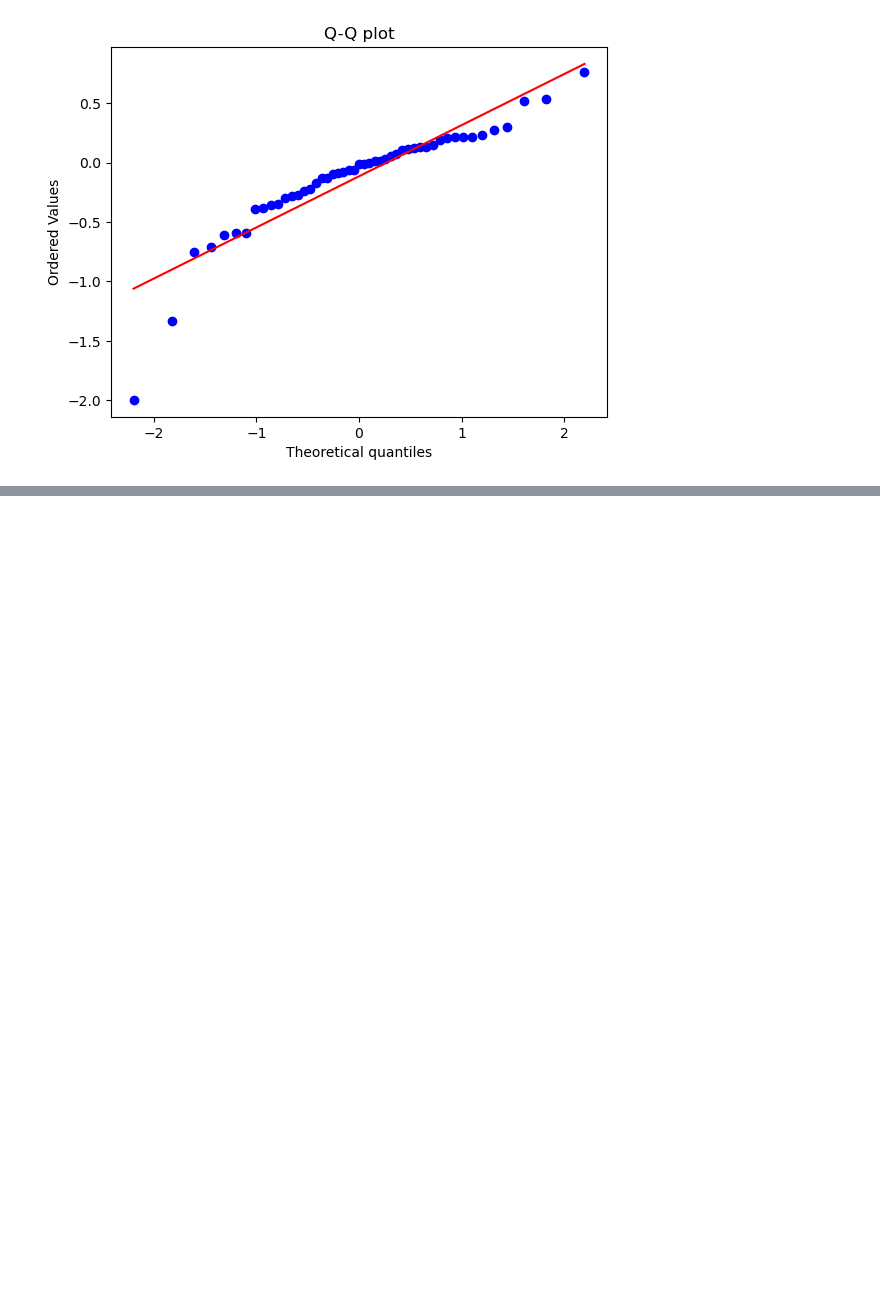
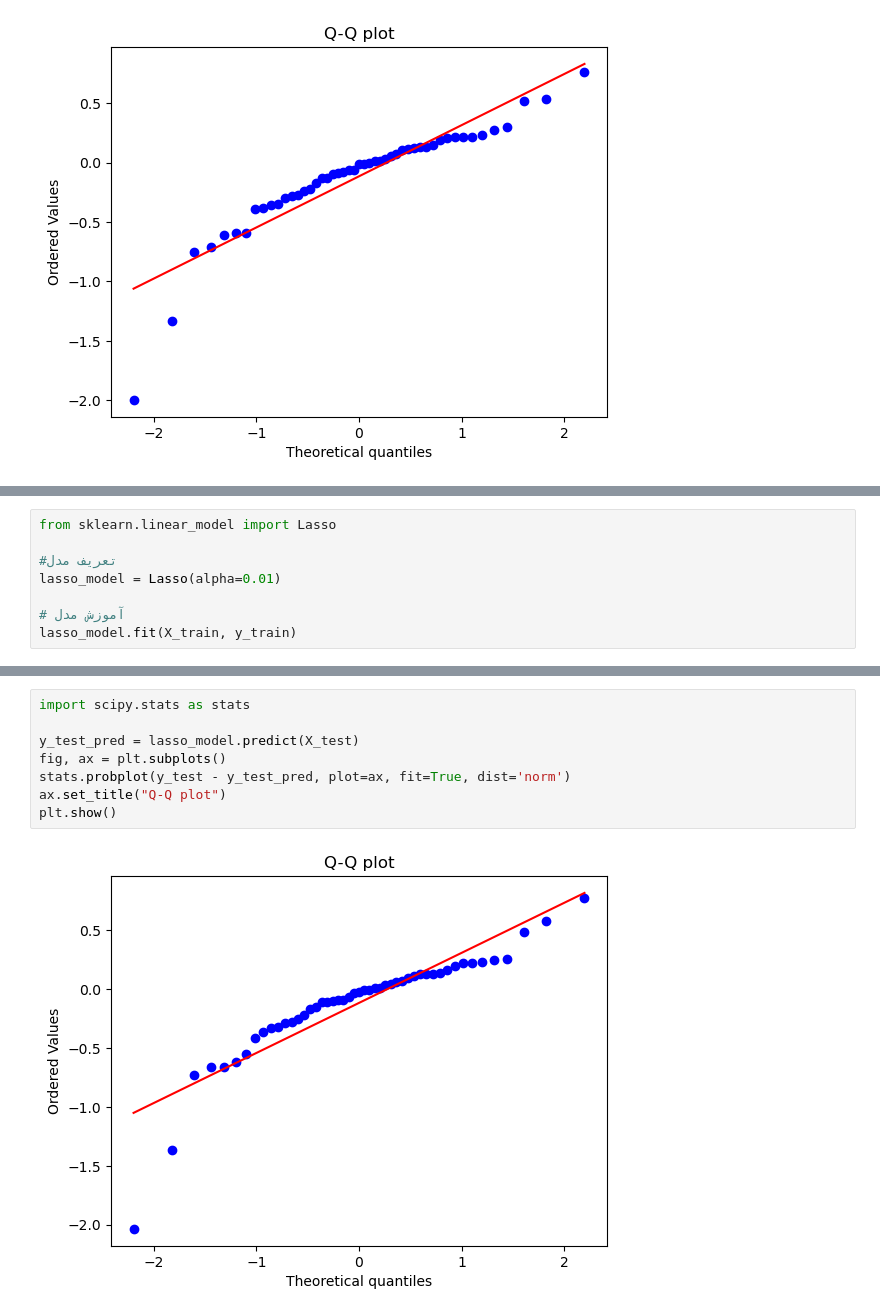
Before and after one commit to AliMHD1377/predicting-tips, a Jupyter notebook: predicting_tips.ipynb, the cells around one changed output, grey strips where cells are left out. Saved outputs shown, nothing was run; the diff lists cells and outputs as text; blank space fills up the shorter version.

```diff
--- a/predicting_tips.ipynb
+++ b/predicting_tips.ipynb
@@ -487,0 +490,8 @@ plt.show()
+# %%
+from sklearn.linear_model import Lasso
+
+#تعریف مدل
+lasso_model = Lasso(alpha=0.01)
+
+# آموزش مدل
+lasso_model.fit(X_train, y_train)
@@ -487,0 +537,10 @@ plt.show()
+# %%
+import scipy.stats as stats
+
+y_test_pred = lasso_model.predict(X_test)
+fig, ax = plt.subplots()
+stats.probplot(y_test - y_test_pred, plot=ax, fit=True, dist='norm')
+ax.set_title("Q-Q plot")
+plt.show()
+# %% [output]
+[figure, added]
```
Also changed, not shown: parts of 4 cells of this notebook.
